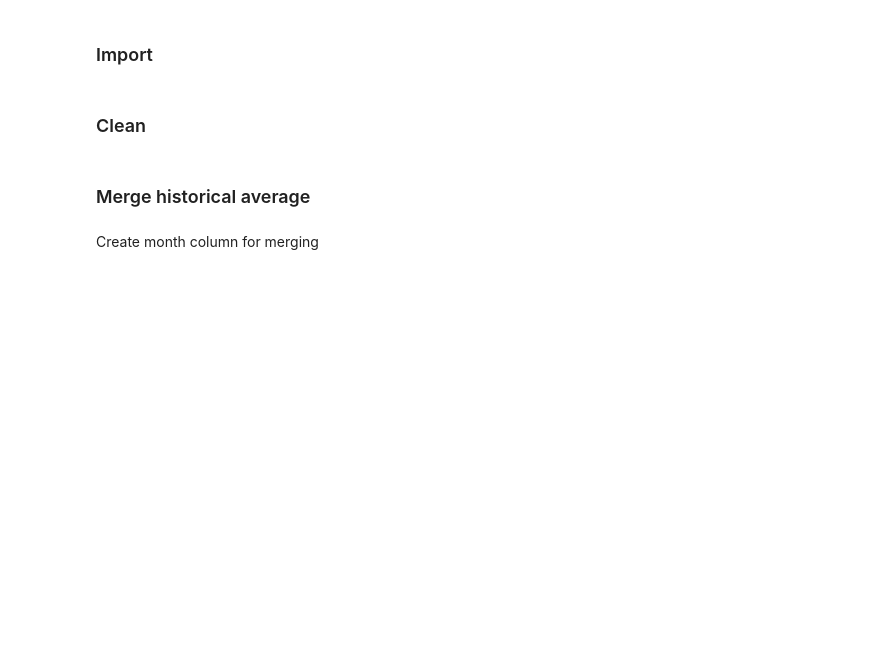
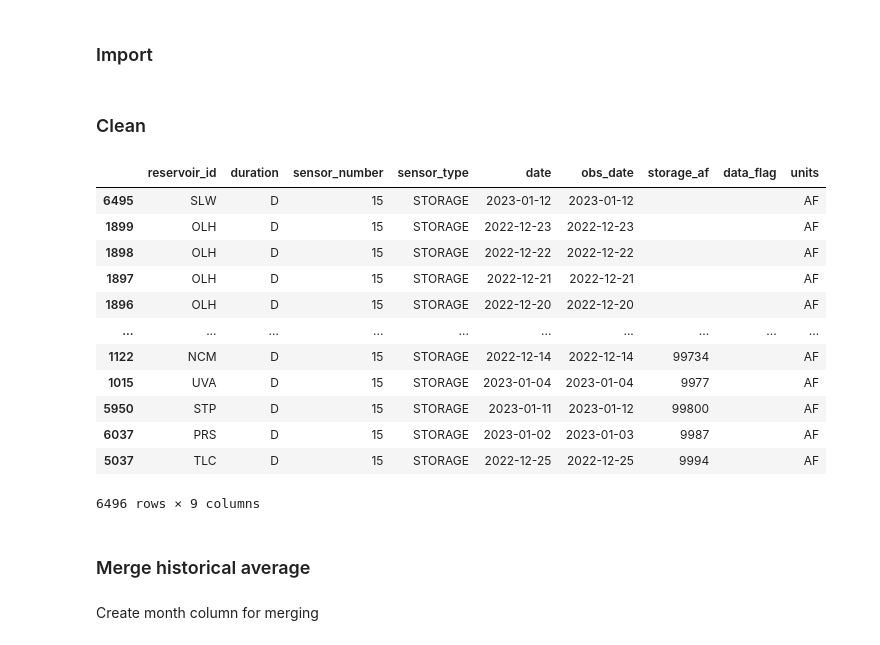
Before and after one commit to datadesk/california-drought-scrapers, a Jupyter notebook: processors/reservoirs-dwr.ipynb, the cells around one changed output. Saved outputs shown, nothing was run; the diff lists cells and outputs as text; code cells hidden in the pictures; blank space fills up the shorter version.

```diff
--- a/processors/reservoirs-dwr.ipynb
+++ b/processors/reservoirs-dwr.ipynb
@@ -43,3 +44,19 @@ df["storage_af"] = df["storage_af"].str.replace("---","")
+# %%
+df.sort_values("storage_af")
+# %% [output]
+|  | reservoir_id | duration | sensor_number | sensor_type | date | obs_date | storage_af | data_flag | units |
+| 6495 | SLW | D | 15 | STORAGE | 2023-01-12 | 2023-01-12 |  |  | AF |
+| 1899 | OLH | D | 15 | STORAGE | 2022-12-23 | 2022-12-23 |  |  | AF |
+| 1898 | OLH | D | 15 | STORAGE | 2022-12-22 | 2022-12-22 |  |  | AF |
+| 1897 | OLH | D | 15 | STORAGE | 2022-12-21 | 2022-12-21 |  |  | AF |
+| 1896 | OLH | D | 15 | STORAGE | 2022-12-20 | 2022-12-20 |  |  | AF |
+| ... | ... | ... | ... | ... | ... | ... | ... | ... | ... |
+| 1122 | NCM | D | 15 | STORAGE | 2022-12-14 | 2022-12-14 | 99734 |  | AF |
+| 1015 | UVA | D | 15 | STORAGE | 2023-01-04 | 2023-01-04 | 9977 |  | AF |
+| 5950 | STP | D | 15 | STORAGE | 2023-01-11 | 2023-01-12 | 99800 |  | AF |
+| 6037 | PRS | D | 15 | STORAGE | 2023-01-02 | 2023-01-03 | 9987 |  | AF |
+| 5037 | TLC | D | 15 | STORAGE | 2022-12-25 | 2022-12-25 | 9994 |  | AF |
+6496 rows × 9 columns
 # %%
 df["storage_af"] = pd.to_numeric(df["storage_af"])
 # %%
```
Also changed, not shown: parts of 3 cells of this notebook, 5 other files.
